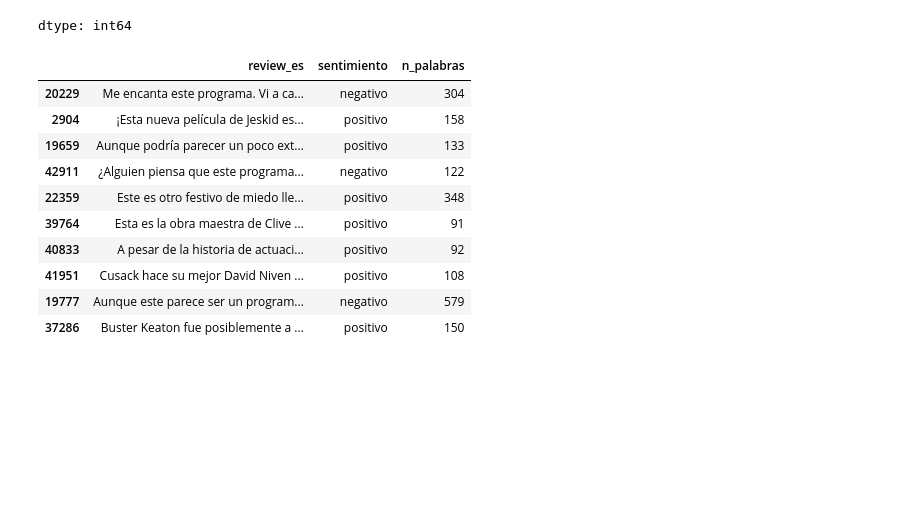
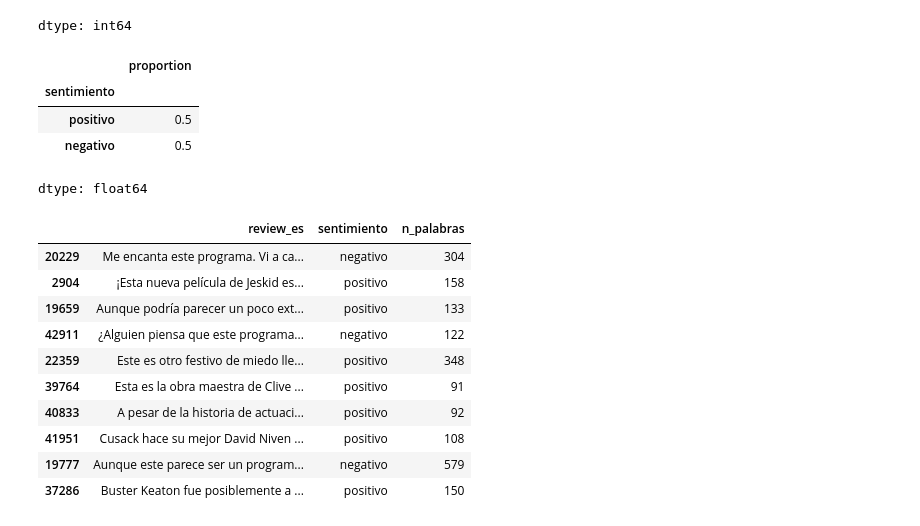
Before and after one commit to JhonatanO24/sentiment-api-equipo39, a Jupyter notebook: data_science/notebooks/Modelo_hackathon.ipynb, the cells around one changed output. Drawn from its saved outputs; the diff is of its cells as text; code cells hidden in the pictures; blank space fills up the shorter version.

```diff
--- a/data_science/notebooks/Modelo_hackathon.ipynb
+++ b/data_science/notebooks/Modelo_hackathon.ipynb
@@ -345,6 +342,14 @@ datos['sentimiento'].value_counts()
 | positivo | 25000 |
 | negativo | 25000 |
 dtype: int64
+# %%
+datos['sentimiento'].value_counts(normalize=True)
+# %% [output]
+|  | proportion |
+| sentimiento |  |
+| positivo | 0.5 |
+| negativo | 0.5 |
+dtype: float64
 # %%
 datos.sample(10)
 # %% [output]
```
Also changed, not shown: parts of 15 cells of this notebook.
